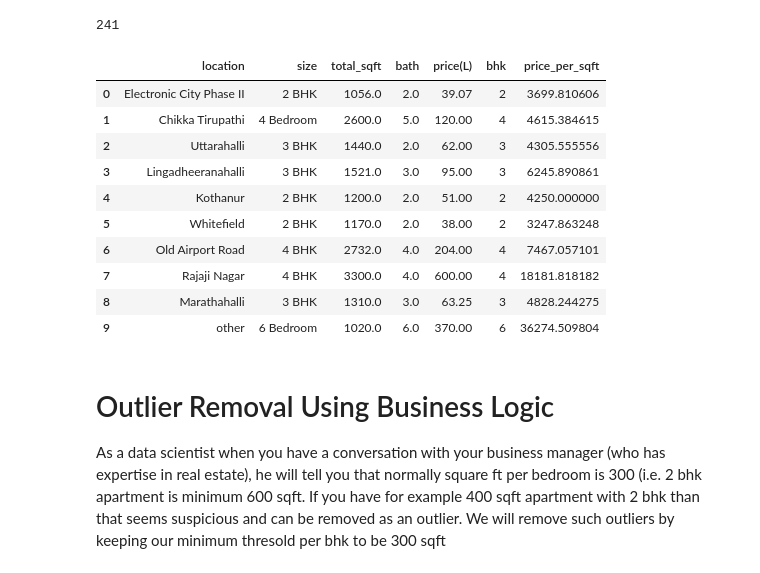
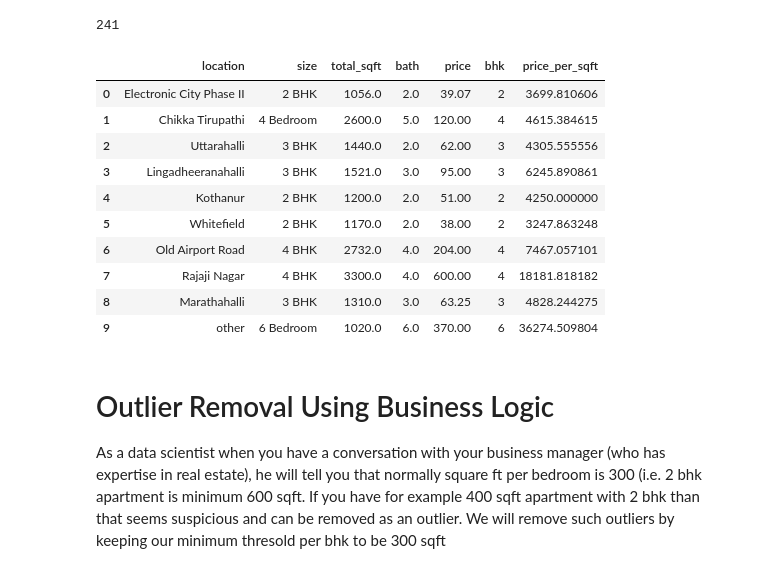
Before and after one commit to Zuhebkhan10/Real-Estate-Price-Prediction, a Jupyter notebook: model/bengaluru_house_price.ipynb, the cells around one changed output. Cells and saved outputs as stored; diff of their text form; code cells hidden in the pictures.

```diff
--- a/model/bengaluru_house_price.ipynb
+++ b/model/bengaluru_house_price.ipynb
@@ -122,8 +126,8 @@ def convert_sqft_to_num(x):
     except:
         return None
 # %%
-df3=df2.copy()
-df3.total_sqft=df3.total_sqft.apply(convert_sqft_to_num)
-df3=df3[df3.total_sqft.notnull()]
-df3.head(3)
+df4=df3.copy()
+df4.total_sqft=df4.total_sqft.apply(convert_sqft_to_num)
+df4=df4[df4.total_sqft.notnull()]
+df4.head(3)
 # %% [output]
@@ -148,6 +151,7 @@ Name: 30, dtype: object
 # Feature Engineering
 Add new feature called price per square feet
 # %%
-df3['price_per_sqft'] = df3['price(L)']*100000/df3['total_sqft']
-df3.head()
+df5 = df4.copy()
+df5['price_per_sqft'] = df5['price']*100000/df5['total_sqft']
+df5.head()
 # %% [output]
@@ -174,8 +178,8 @@ df3.to_csv('bhp.csv',index=False)
 # %% [markdown]
 Examine locations which is a categorical variable. We need to apply dimensionality reduction technique here to reduce number of locations
 # %%
-df3.location=df3.location.apply(lambda x: x.strip())
-location_status=df3['location'].value_counts(ascending=False)
+df5.location=df5.location.apply(lambda x: x.strip())
+location_status=df5['location'].value_counts(ascending=False)
 location_status
 # %% [output]
 location
@@ -231,14 +235,14 @@ len(df3.location.unique())
 # %% [output]
 1287
 # %%
-df3.location = df3.location.apply(lambda x: 'other' if x in loc_less else x)
-len(df3.location.unique())
+df5.location = df5.location.apply(lambda x: 'other' if x in loc_less else x)
+len(df5.location.unique())
 # %% [output]
 241
 # %%
-df3.head(10)
+df5.head(10)
 # %% [output]
-|  | location | size | total_sqft | bath | price(L) | bhk | price_per_sqft |
+|  | location | size | total_sqft | bath | price | bhk | price_per_sqft |
 | 0 | Electronic City Phase II | 2 BHK | 1056.0 | 2.0 | 39.07 | 2 | 3699.810606 |
 | 1 | Chikka Tirupathi | 4 Bedroom | 2600.0 | 5.0 | 120.00 | 4 | 4615.384615 |
 | 2 | Uttarahalli | 3 BHK | 1440.0 | 2.0 | 62.00 | 3 | 4305.555556 |
```
Also changed, not shown: parts of 66 cells of this notebook, 1 other file.
